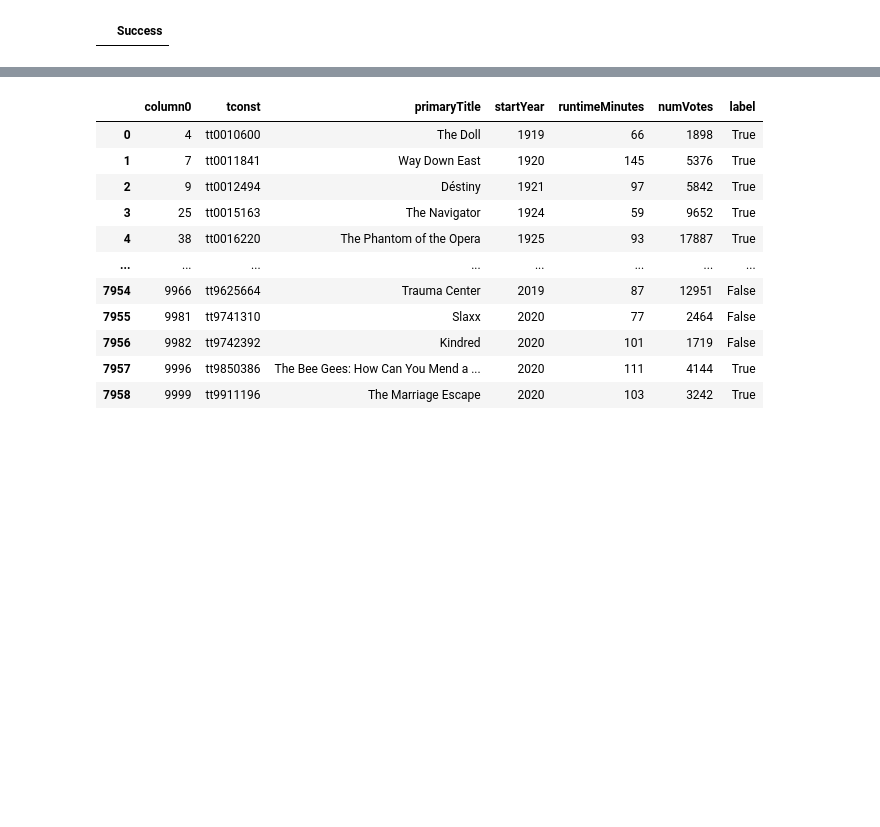
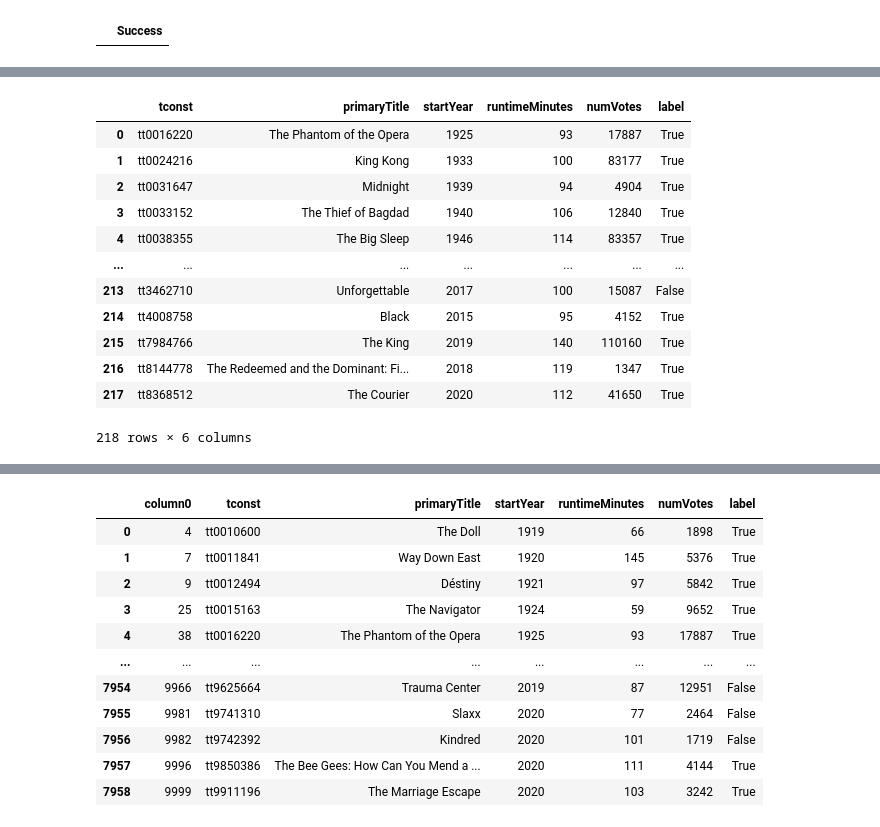
Before and after one commit to Rohan-Deshamudre/big-data-course-2022-projects, a Jupyter notebook: imdb/IMDB-Revisited.ipynb, the cells around one changed output, grey strips where cells are left out. Drawn from its saved outputs; the diff is of its cells as text; code cells hidden in the pictures; blank space fills up the shorter version.

```diff
--- a/imdb/IMDB-Revisited.ipynb
+++ b/imdb/IMDB-Revisited.ipynb
@@ -252,0 +311,23 @@ execute(drop_originalTitle('training_set'))
+# %%
+con.execute('''
+    SELECT * FROM training_set
+    WHERE primaryTitle IN (
+        SELECT primaryTitle FROM training_set
+        GROUP BY primaryTitle
+        HAVING COUNT(*) > 1
+    )
+''').fetchdf()
+# %% [output]
+|  | tconst | primaryTitle | startYear | runtimeMinutes | numVotes | label |
+| 0 | tt0016220 | The Phantom of the Opera | 1925 | 93 | 17887 | True |
+| 1 | tt0024216 | King Kong | 1933 | 100 | 83177 | True |
+| 2 | tt0031647 | Midnight | 1939 | 94 | 4904 | True |
+| 3 | tt0033152 | The Thief of Bagdad | 1940 | 106 | 12840 | True |
+| 4 | tt0038355 | The Big Sleep | 1946 | 114 | 83357 | True |
+| ... | ... | ... | ... | ... | ... | ... |
+| 213 | tt3462710 | Unforgettable | 2017 | 100 | 15087 | False |
+| 214 | tt4008758 | Black | 2015 | 95 | 4152 | True |
+| 215 | tt7984766 | The King | 2019 | 140 | 110160 | True |
+| 216 | tt8144778 | The Redeemed and the Dominant: Fi... | 2018 | 119 | 1347 | True |
+| 217 | tt8368512 | The Courier | 2020 | 112 | 41650 | True |
+218 rows × 6 columns
```
Also changed, not shown: parts of 34 cells of this notebook, 3 other files.
